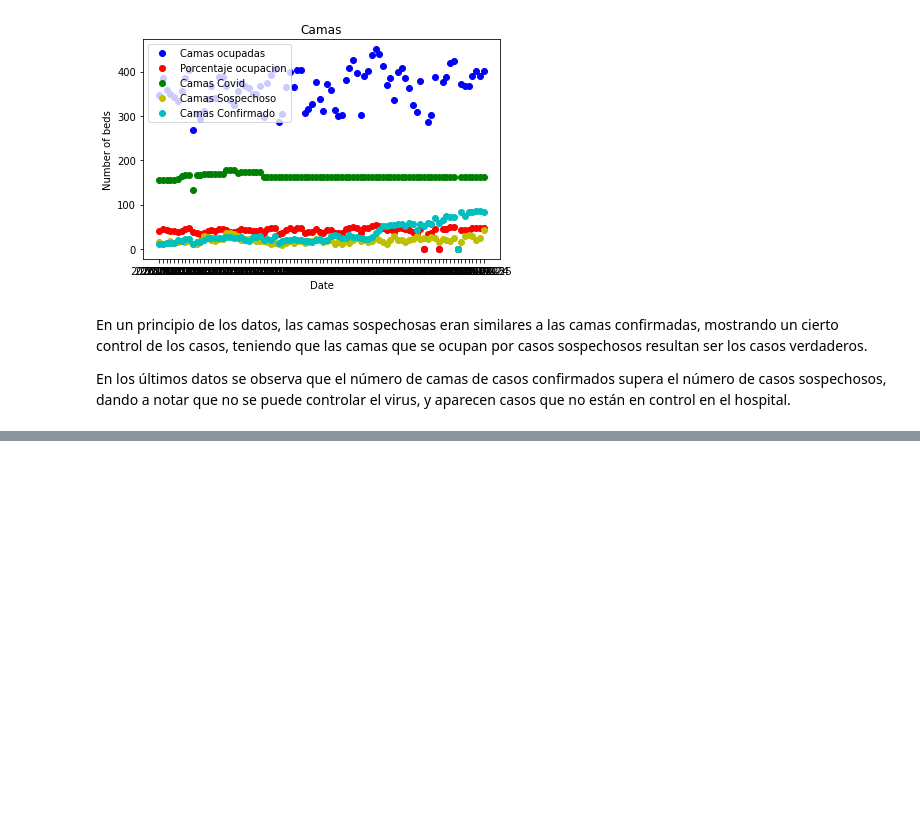
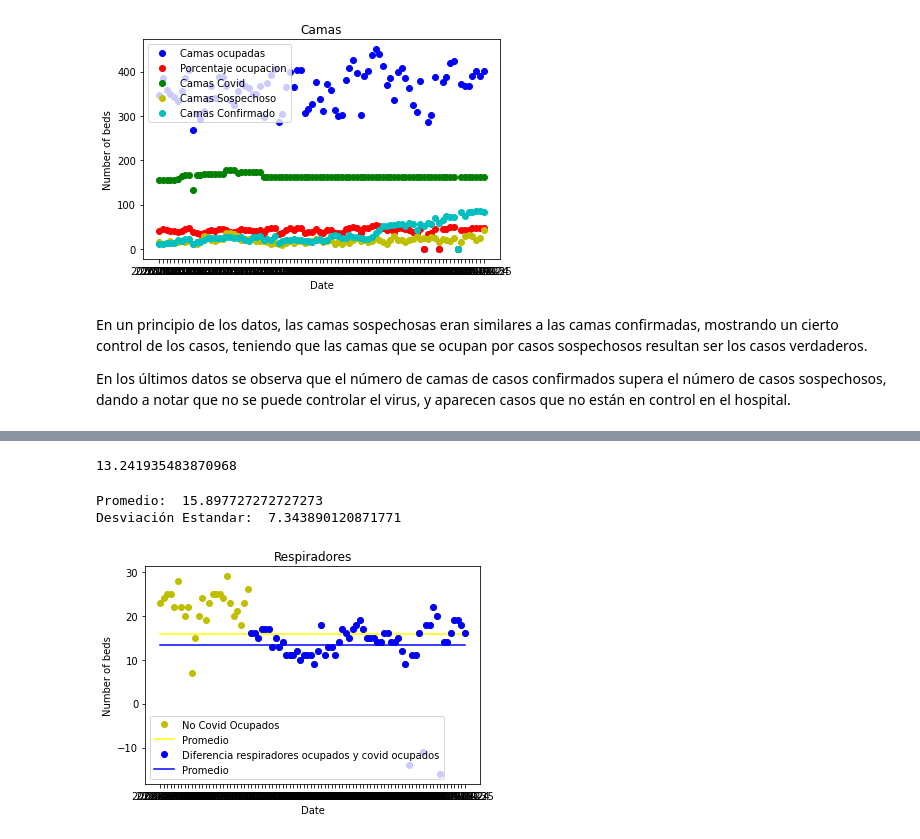
Before and after one commit to plance17/Aprendizaje-de-Maquina, a Jupyter notebook: Teoría_2_Ejercicio_1.ipynb, the cells around one changed output, grey strips where cells are left out. Drawn from its saved outputs; the diff is of its cells as text; code cells hidden in the pictures; blank space fills up the shorter version.

```diff
--- a/Teoría_2_Ejercicio_1.ipynb
+++ b/Teoría_2_Ejercicio_1.ipynb
@@ -416,0 +436,59 @@ En un principio del registro no hay respiradores ocupados por covid. Una vez que
+# %%
+#Grafico los datos de
+
+dif_respiradores=np.zeros(fecha.size-comienzo_uso_respiradores_covid)
+
+
+respiradores_covid_ocupados2=np.zeros(respiradores_covid_ocupados.size)
+for i in np.arange(0,respiradores_covid_ocupados.size):
+  respiradores_covid_ocupados2[i]=respiradores_covid_ocupados[i]
+#Me quedan al revés los datos, no sé porque, por eso hago el paso siguiente
+respiradores_covid_ocupados2=respiradores_covid_ocupados2[::-1]
+
+respiradores_ocupados2=np.zeros(respiradores_ocupados.size)
+for i in np.arange(0,respiradores_ocupados.size):
+  respiradores_ocupados2[i]=respiradores_ocupados[i]
+
+respiradores_ocupados2=respiradores_ocupados2[::-1]
+
+
+fecha2=['']*fecha.size
+for i in np.arange(0,fecha.size):
+  fecha2[i]=fecha[i]
+
+fecha2=fecha2[::-1]
+
+for i in np.arange(0,fecha.size-comienzo_uso_respiradores_covid):
+  dif_respiradores[i]=respiradores_ocupados2[i+comienzo_uso_respiradores_covid]-respiradores_covid_ocupados2[i+comienzo_uso_respiradores_covid]
+
+mean_dif_respiradores=np.mean( dif_respiradores)
+print(mean_dif_respiradores)
+mean_dif_respiradores2=[mean_dif_respiradores]*data.fecha.size
+# %% [output]
+13.241935483870968
+# %%
+respiradores_no_covid_ocupados=respiradores_ocupados-respiradores_covid_ocupados
+prom=np.mean(respiradores_no_covid_ocupados)
+standar_deviation=np.std(respiradores_no_covid_ocupados)
+print('Promedio: ',prom)
+print('Desviación Estandar: ', standar_deviation)
+
+
+prom=[prom]*data.fecha.size
+
+
+
+plt.plot(fecha,respiradores_no_covid_ocupados ,'yo',label='No Covid Ocupados')
+plt.plot(fecha,prom ,'yellow',label='Promedio')
+plt.plot(fecha[comienzo_uso_respiradores_covid:],dif_respiradores ,'bo',label='Diferencia respiradores ocupados y covid ocupados')
+
+plt.plot(fecha,mean_dif_respiradores2 ,'blue',label='Promedio')
+plt.title('Respiradores')
+plt.xlabel('Date')
+plt.ylabel('Number of beds')
+plt.legend(loc='lower left')
+plt.show()
+# %% [output]
+Promedio:  15.897727272727273
+Desviación Estandar:  7.343890120871771
+[figure, added]
```
Also changed, not shown: parts of 4 cells of this notebook.
